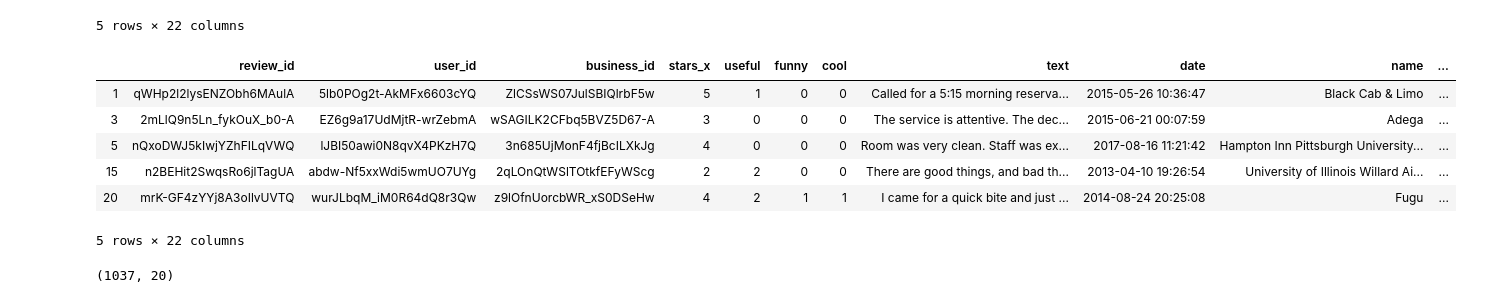
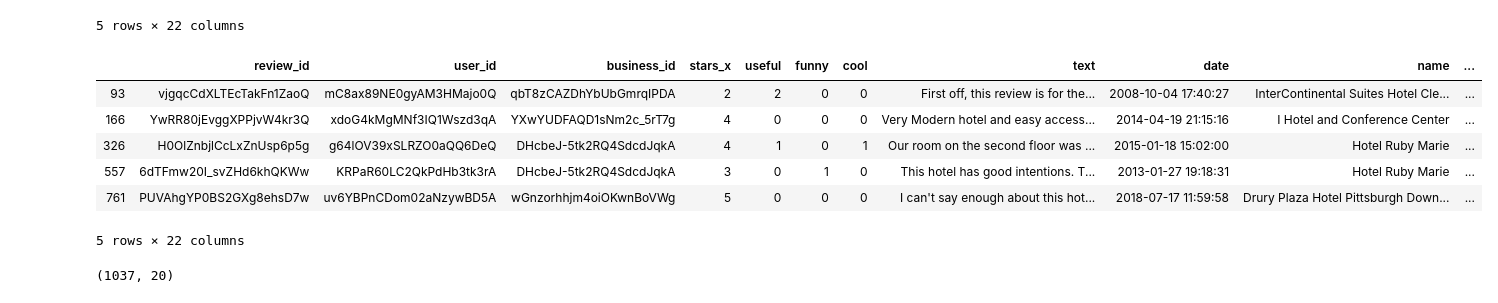
Before and after one commit to cocofreefarm/Module3, a Jupyter notebook: Data/Module 3 Data Cleaning.ipynb, the cells around one changed output. Cells and saved outputs as stored; diff of their text form; code cells hidden in the pictures.

```diff
--- a/Data/Module 3 Data Cleaning.ipynb
+++ b/Data/Module 3 Data Cleaning.ipynb
@@ -62,14 +62,16 @@ raw_business.head()
 # %%
 Hotel_index = np.where(raw_business.categories.str.contains('Hotels').values)[0]
 Hotel_business = raw_business.iloc[Hotel_index,]
+accomodation_index = np.where(Hotel_business.name.str.contains('Hotel'or'Inn'or'Hilton'or'Courtyard'or'Edge'or'Place').values)[0]
+Hotel_business = Hotel_business.iloc[accomodation_index,]
 Hotel_business.head()
 # %% [output]
 |  | review_id | user_id | business_id | stars_x | useful | funny | cool | text | date | name | ... |
-| 1 | qWHp2l2lysENZObh6MAulA | 5lb0POg2t-AkMFx6603cYQ | ZlCSsWS07JulSBIQlrbF5w | 5 | 1 | 0 | 0 | Called for a 5:15 morning reserva... | 2015-05-26 10:36:47 | Black Cab & Limo | ... |
-| 3 | 2mLlQ9n5Ln_fykOuX_b0-A | EZ6g9a17UdMjtR-wrZebmA | wSAGILK2CFbq5BVZ5D67-A | 3 | 0 | 0 | 0 | The service is attentive. The dec... | 2015-06-21 00:07:59 | Adega | ... |
-| 5 | nQxoDWJ5kIwjYZhFILqVWQ | lJBI50awi0N8qvX4PKzH7Q | 3n685UjMonF4fjBcILXkJg | 4 | 0 | 0 | 0 | Room was very clean. Staff was ex... | 2017-08-16 11:21:42 | Hampton Inn Pittsburgh University... | ... |
-| 15 | n2BEHit2SwqsRo6jlTagUA | abdw-Nf5xxWdi5wmUO7UYg | 2qLOnQtWSlTOtkfEFyWScg | 2 | 2 | 0 | 0 | There are good things, and bad th... | 2013-04-10 19:26:54 | University of Illinois Willard Ai... | ... |
-| 20 | mrK-GF4zYYj8A3oIlvUVTQ | wurJLbqM_iM0R64dQ8r3Qw | z9lOfnUorcbWR_xS0DSeHw | 4 | 2 | 1 | 1 | I came for a quick bite and just ... | 2014-08-24 20:25:08 | Fugu | ... |
+| 93 | vjgqcCdXLTEcTakFn1ZaoQ | mC8ax89NE0gyAM3HMajo0Q | qbT8zCAZDhYbUbGmrqIPDA | 2 | 2 | 0 | 0 | First off, this review is for the... | 2008-10-04 17:40:27 | InterContinental Suites Hotel Cle... | ... |
+| 166 | YwRR80jEvggXPPjvW4kr3Q | xdoG4kMgMNf3IQ1Wszd3qA | YXwYUDFAQD1sNm2c_5rT7g | 4 | 0 | 0 | 0 | Very Modern hotel and easy access... | 2014-04-19 21:15:16 | I Hotel and Conference Center | ... |
+| 326 | H0OlZnbjlCcLxZnUsp6p5g | g64lOV39xSLRZO0aQQ6DeQ | DHcbeJ-5tk2RQ4SdcdJqkA | 4 | 1 | 0 | 1 | Our room on the second floor was ... | 2015-01-18 15:02:00 | Hotel Ruby Marie | ... |
+| 557 | 6dTFmw20I_svZHd6khQKWw | KRPaR60LC2QkPdHb3tk3rA | DHcbeJ-5tk2RQ4SdcdJqkA | 3 | 0 | 1 | 0 | This hotel has good intentions. T... | 2013-01-27 19:18:31 | Hotel Ruby Marie | ... |
+| 761 | PUVAhgYP0BS2GXg8ehsD7w | uv6YBPnCDom02aNzywBD5A | wGnzorhhjm4oiOKwnBoVWg | 5 | 0 | 0 | 0 | I can't say enough about this hot... | 2018-07-17 11:59:58 | Drury Plaza Hotel Pittsburgh Down... | ... |
 5 rows × 22 columns
 # %%
 Hotel_Madison = Hotel_business[Hotel_business.city == 'Madison']
```
Also changed, not shown: parts of 4 cells of this notebook, 4 other files.
